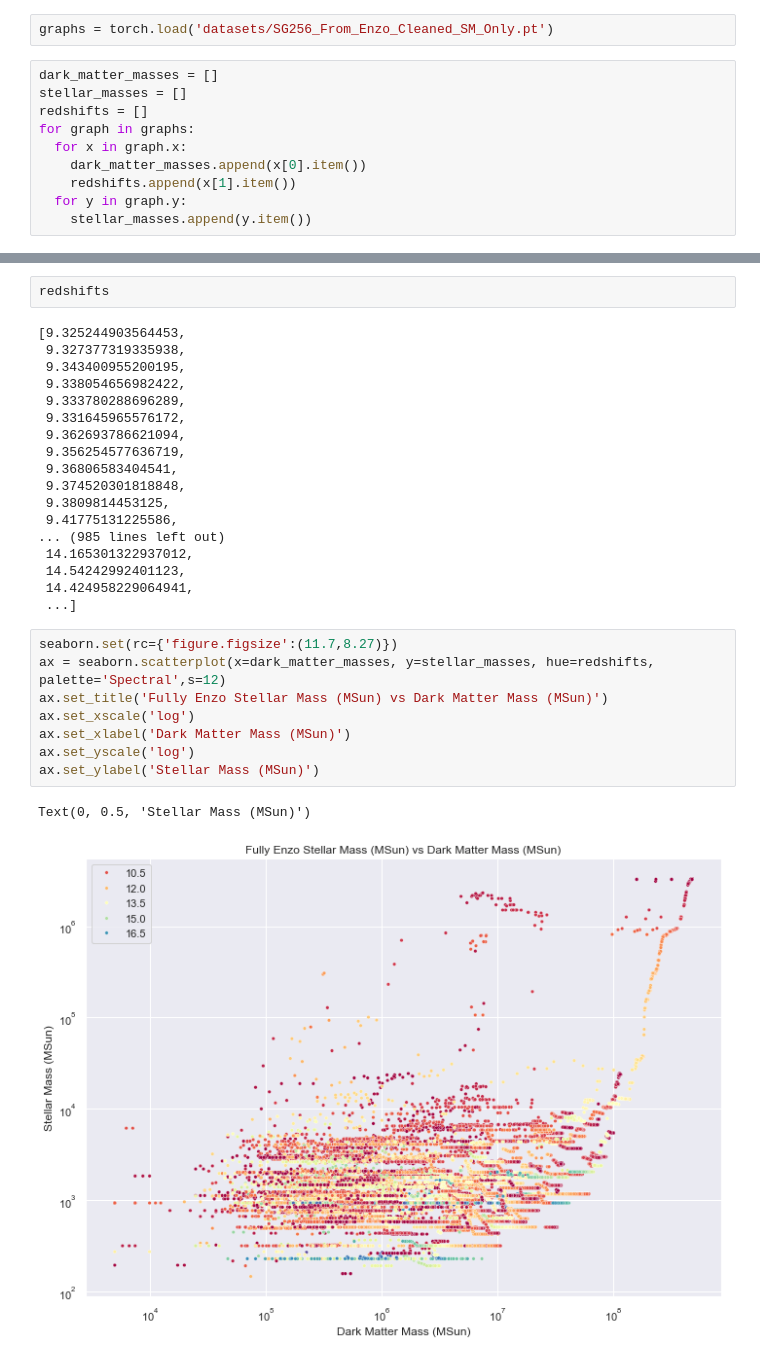
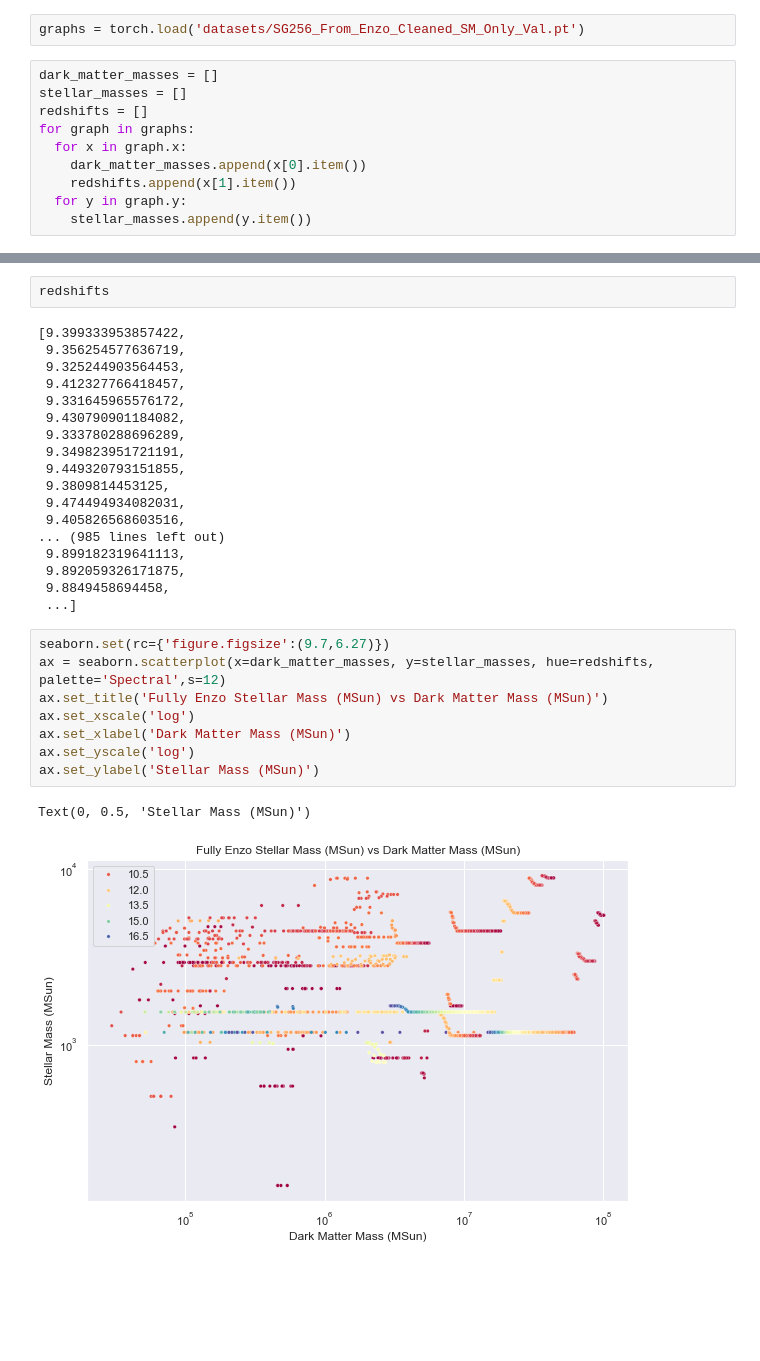
Before and after one commit to vhorvath2010/baryonic-from-dmmt, a Jupyter notebook: visualize_graphs.ipynb, the cells around one changed output, grey strips where cells are left out. Cells and saved outputs as stored; diff of their text form; blank space fills up the shorter version.

```diff
--- a/visualize_graphs.ipynb
+++ b/visualize_graphs.ipynb
@@ -2,7 +2,7 @@
 import seaborn
 import torch
 # %%
-graphs = torch.load('datasets/SG256_From_Enzo_Cleaned_SM_Only.pt')
+graphs = torch.load('datasets/SG256_From_Enzo_Cleaned_SM_Only_Val.pt')
 # %%
 dark_matter_masses = []
 stellar_masses = []
@@ -56,31 +56,31 @@ stellar_masses
 # %%
 redshifts
 # %% [output]
-[9.325244903564453,
- 9.327377319335938,
- 9.343400955200195,
- 9.338054656982422,
+[9.399333953857422,
+ 9.356254577636719,
+ 9.325244903564453,
+ 9.412327766418457,
+ 9.331645965576172,
+ 9.430790901184082,
  9.333780288696289,
- 9.331645965576172,
- 9.362693786621094,
- 9.356254577636719,
- 9.36806583404541,
- 9.374520301818848,
+ 9.349823951721191,
+ 9.449320793151855,
  9.3809814453125,
- 9.41775131225586,
+ 9.474494934082031,
+ 9.405826568603516,
 ... (985 lines left out)
- 14.165301322937012,
- 14.54242992401123,
- 14.424958229064941,
+ 9.899182319641113,
+ 9.892059326171875,
+ 9.8849458694458,
  ...]
 # %%
-seaborn.set(rc={'figure.figsize':(11.7,8.27)})
+seaborn.set(rc={'figure.figsize':(9.7,6.27)})
 ax = seaborn.scatterplot(x=dark_matter_masses, y=stellar_masses, hue=redshifts, palette='Spectral',s=12)
 ax.set_title('Fully Enzo Stellar Mass (MSun) vs Dark Matter Mass (MSun)')
 ax.set_xscale('log')
 ax.set_xlabel('Dark Matter Mass (MSun)')
 ax.set_yscale('log')
 ax.set_ylabel('Stellar Mass (MSun)')
 # %% [output]
 Text(0, 0.5, 'Stellar Mass (MSun)')
-[figure, old version]
+[figure, new version]
```
Also changed, not shown: parts of 2 cells of this notebook, 4 other files.
